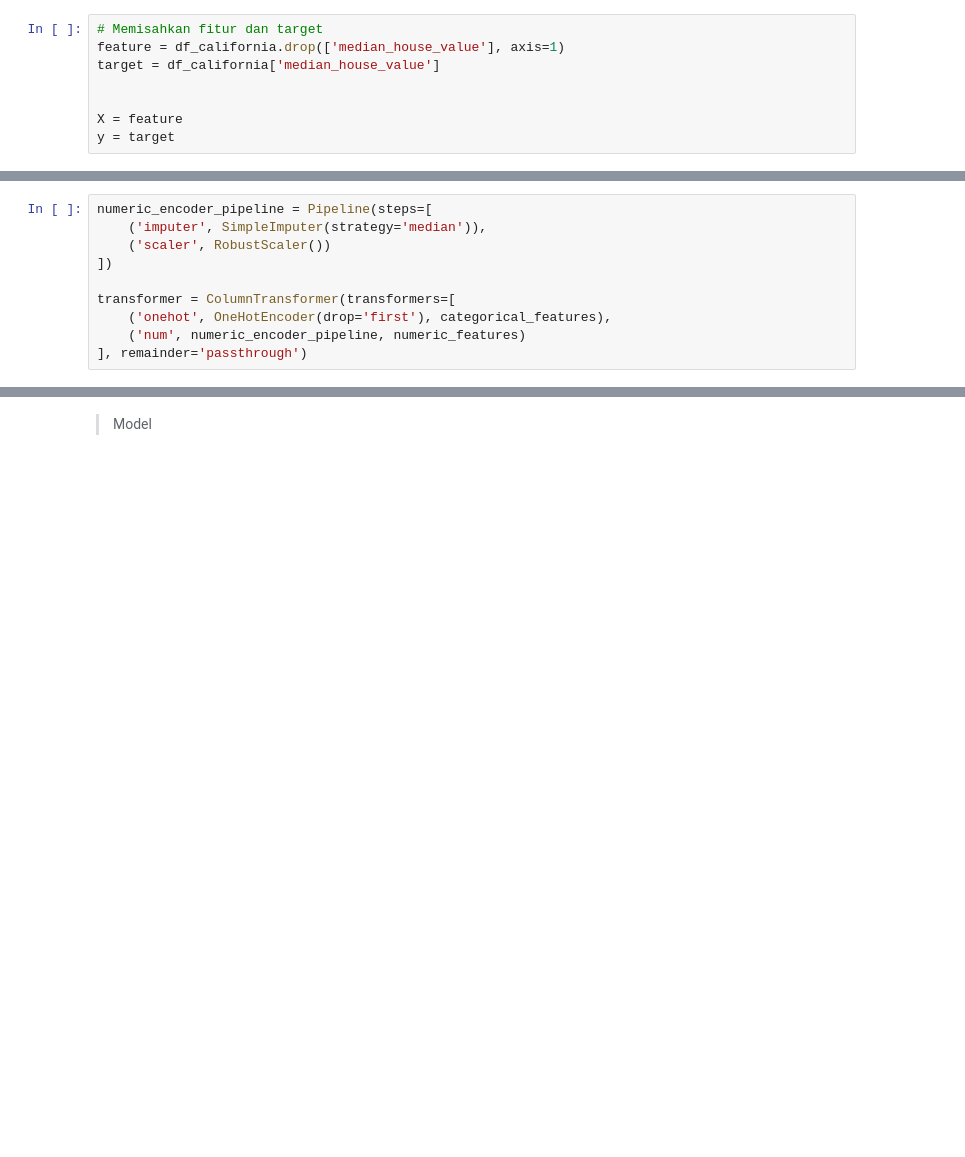
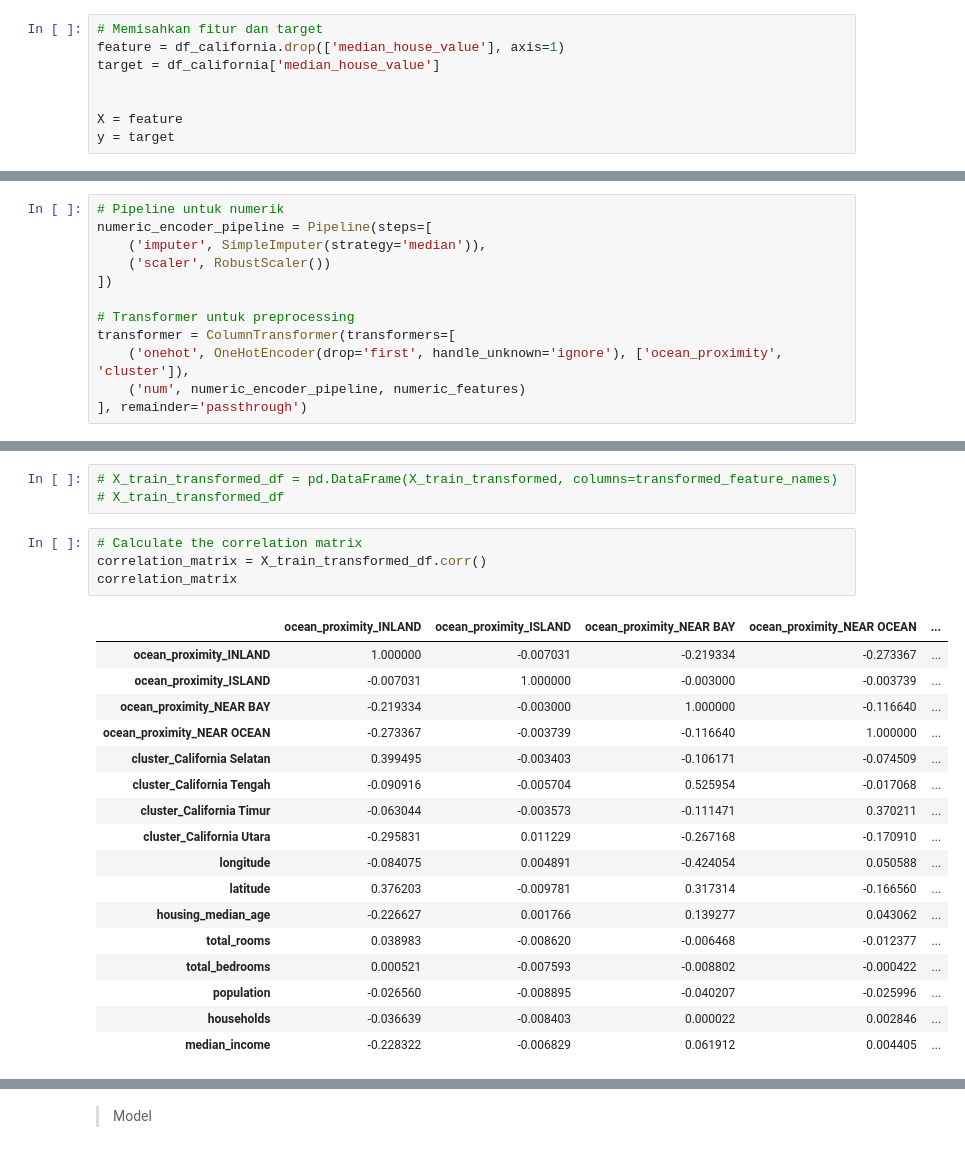
Before and after one commit to giansrt/Capstone-3, a Jupyter notebook: main.ipynb, the cells around one changed output, grey strips where cells are left out. Cells and saved outputs as stored; diff of their text form; blank space fills up the shorter version.

```diff
--- a/main.ipynb
+++ b/main.ipynb
@@ -344,10 +441,12 @@ numeric_features = X.select_dtypes(include=['int64', 'float64']).columns.tolist(
 # %%
+# Pipeline untuk numerik
 numeric_encoder_pipeline = Pipeline(steps=[
     ('imputer', SimpleImputer(strategy='median')),
     ('scaler', RobustScaler())
 ])
 
+# Transformer untuk preprocessing
 transformer = ColumnTransformer(transformers=[
-    ('onehot', OneHotEncoder(drop='first'), categorical_features),
+    ('onehot', OneHotEncoder(drop='first', handle_unknown='ignore'), ['ocean_proximity', 'cluster']),
     ('num', numeric_encoder_pipeline, numeric_features)
 ], remainder='passthrough')
@@ -440,0 +492,25 @@ X_train_preprocessed
+# %%
+# X_train_transformed_df = pd.DataFrame(X_train_transformed, columns=transformed_feature_names)
+# X_train_transformed_df
+# %%
+# Calculate the correlation matrix
+correlation_matrix = X_train_transformed_df.corr()
+correlation_matrix
+# %% [output]
+|  | ocean_proximity_INLAND | ocean_proximity_ISLAND | ocean_proximity_NEAR BAY | ocean_proximity_NEAR OCEAN | ... |
+| ocean_proximity_INLAND | 1.000000 | -0.007031 | -0.219334 | -0.273367 | ... |
+| ocean_proximity_ISLAND | -0.007031 | 1.000000 | -0.003000 | -0.003739 | ... |
+| ocean_proximity_NEAR BAY | -0.219334 | -0.003000 | 1.000000 | -0.116640 | ... |
+| ocean_proximity_NEAR OCEAN | -0.273367 | -0.003739 | -0.116640 | 1.000000 | ... |
+| cluster_California Selatan | 0.399495 | -0.003403 | -0.106171 | -0.074509 | ... |
+| cluster_California Tengah | -0.090916 | -0.005704 | 0.525954 | -0.017068 | ... |
+| cluster_California Timur | -0.063044 | -0.003573 | -0.111471 | 0.370211 | ... |
+| cluster_California Utara | -0.295831 | 0.011229 | -0.267168 | -0.170910 | ... |
+| longitude | -0.084075 | 0.004891 | -0.424054 | 0.050588 | ... |
+| latitude | 0.376203 | -0.009781 | 0.317314 | -0.166560 | ... |
+| housing_median_age | -0.226627 | 0.001766 | 0.139277 | 0.043062 | ... |
+| total_rooms | 0.038983 | -0.008620 | -0.006468 | -0.012377 | ... |
+| total_bedrooms | 0.000521 | -0.007593 | -0.008802 | -0.000422 | ... |
+| population | -0.026560 | -0.008895 | -0.040207 | -0.025996 | ... |
+| households | -0.036639 | -0.008403 | 0.000022 | 0.002846 | ... |
+| median_income | -0.228322 | -0.006829 | 0.061912 | 0.004405 | ... |
```
Also changed, not shown: parts of 96 cells of this notebook, 10 other files.
